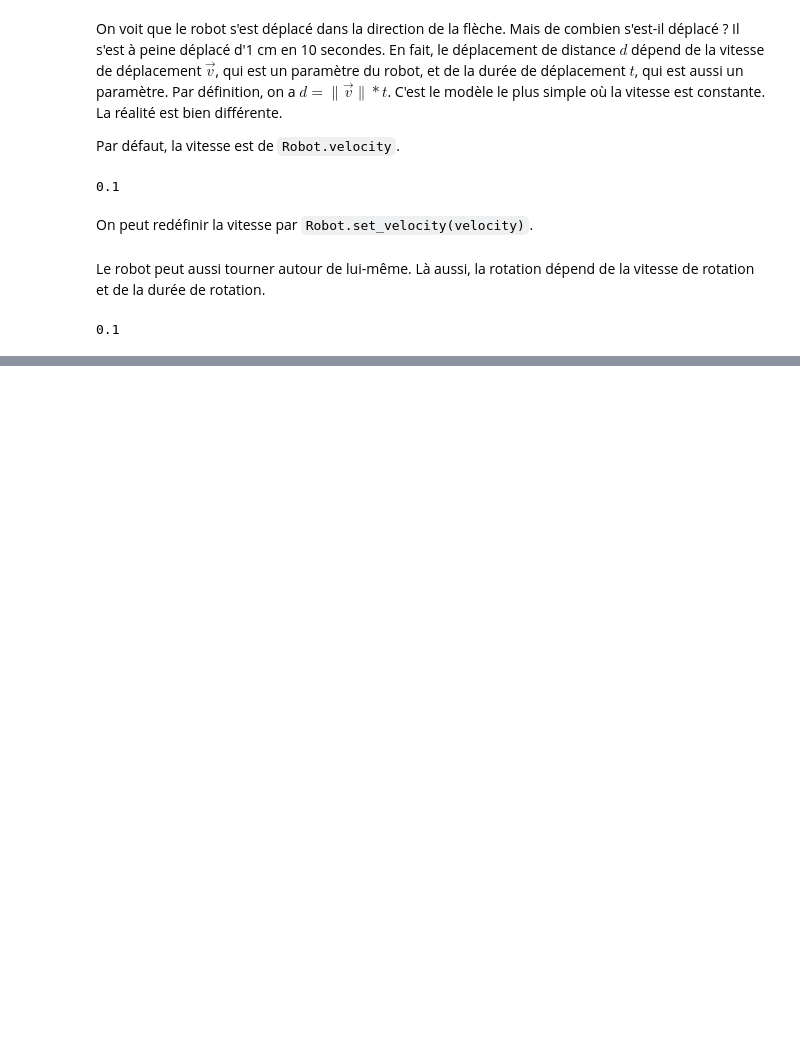
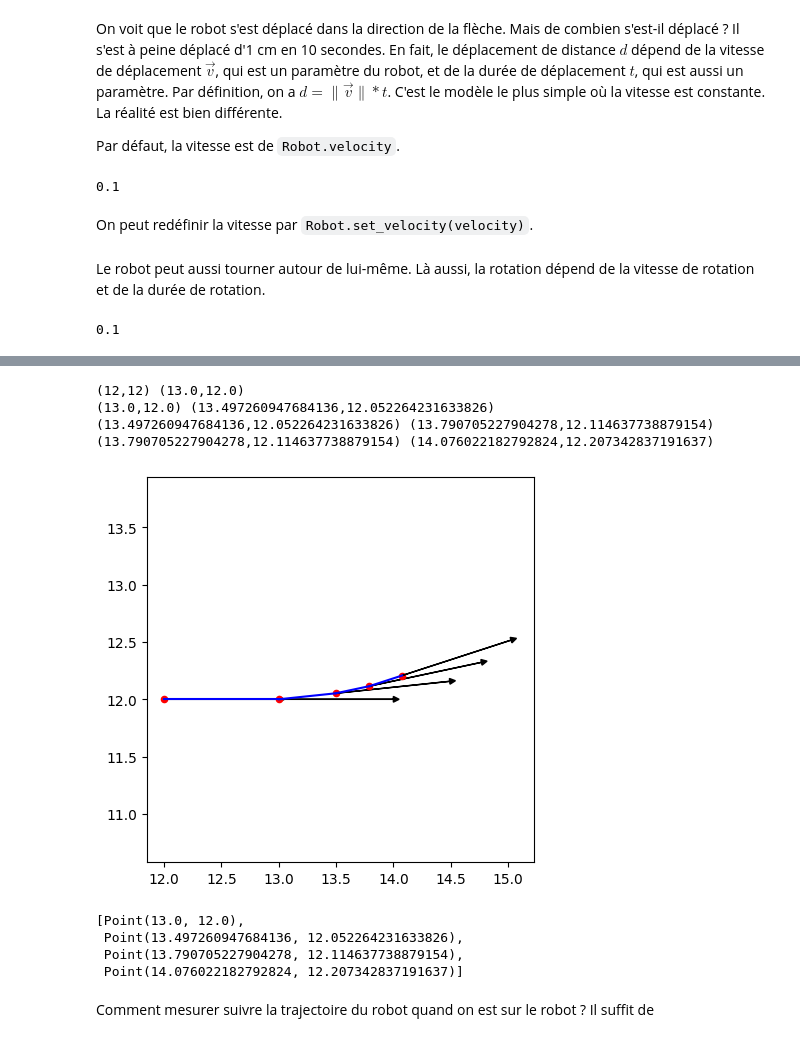
Before and after one commit to clemsciences/slam-robot, a Jupyter notebook: src/course/3_robot_1.ipynb, the cells around one changed output, grey strips where cells are left out. Saved outputs shown, nothing was run; the diff lists cells and outputs as text; code cells hidden in the pictures; blank space fills up the shorter version.

Commit message:
Can draw robot positions

```diff
--- a/src/course/3_robot_1.ipynb
+++ b/src/course/3_robot_1.ipynb
@@ -10,6 +10,8 @@ from slam_robot.utils.geometry import Point
 import matplotlib.pyplot as plt
 plt.rcParams["figure.figsize"] = (5, 5)
 # %%
-initial_position = Point(12, 12)
-initial_orientation = 0
-robot = Robot(initial_position, initial_orientation)
+def reinit_robot():
+    initial_position = Point(12, 12)
+    initial_orientation = 0
+    robot = Robot(initial_position, initial_orientation)
+    return robot
@@ -62,0 +73,42 @@ robot.draw(ax, with_orientation=True)
+# %%
+robot = reinit_robot()
+ax = plt.axes()
+
+positions = []  # Contient les positions d'arrivées
+positions.append(robot.position)
+robot.draw(ax, with_orientation=True)
+positions.append(robot.move(10))
+robot.draw(ax, with_orientation=True)
+robot.turn(np.pi / 3)
+positions.append(robot.move(5))
+robot.draw(ax, with_orientation=True)
+robot.turn(np.pi / 3)
+positions.append(robot.move(3))
+robot.draw(ax, with_orientation=True)
+robot.turn(np.pi / 3)
+positions.append(robot.move(3))
+robot.draw(ax, with_orientation=True)
+for position_1, position_2 in zip(positions[:-1], positions[1:]):
+    print(position_1, position_2)
+    # ax.axline((position_1.x, position_1.y), (position_2.x, position_2.y))
+    # ax.plot(position_1.x, position_1.y, position_2.x, position_2.y, c='k')
+    ax.plot([position_1.x, position_2.x], [position_1.y, position_2.y], color="blue")
+# for position in positions:
+#     ax.scatter([position.x], [position.y], color='red', marker='o', s=20)
+
+plt.show()
+# %% [output]
+(12,12) (13.0,12.0)
+(13.0,12.0) (13.497260947684136,12.052264231633826)
+(13.497260947684136,12.052264231633826) (13.790705227904278,12.114637738879154)
+(13.790705227904278,12.114637738879154) (14.076022182792824,12.207342837191637)
+[figure, added]
+# %%
+positions
+# %% [output]
+[Point(13.0, 12.0),
+ Point(13.497260947684136, 12.052264231633826),
+ Point(13.790705227904278, 12.114637738879154),
+ Point(14.076022182792824, 12.207342837191637)]
+# %% [markdown]
+Comment mesurer suivre la trajectoire du robot quand on est sur le robot ? Il suffit de
```
Also changed, not shown: parts of 5 cells of this notebook.
